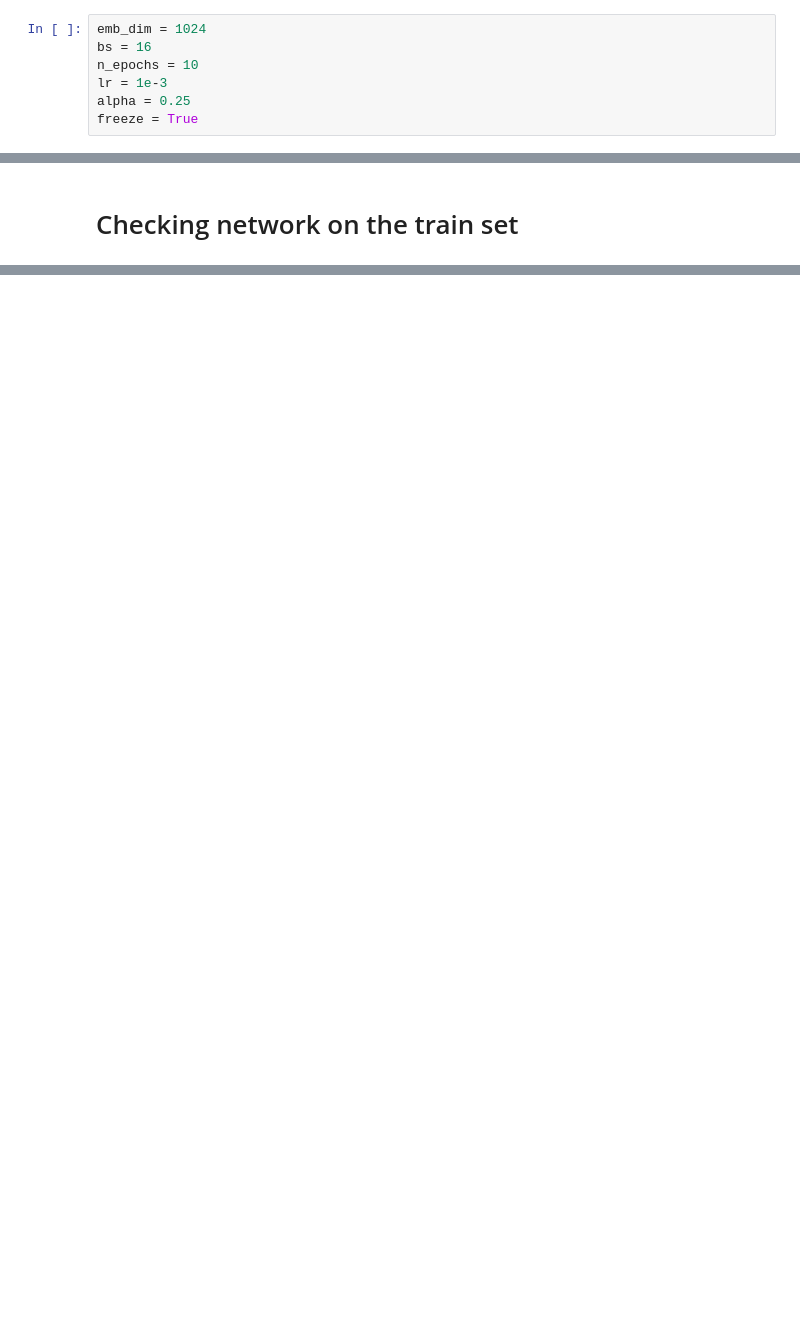
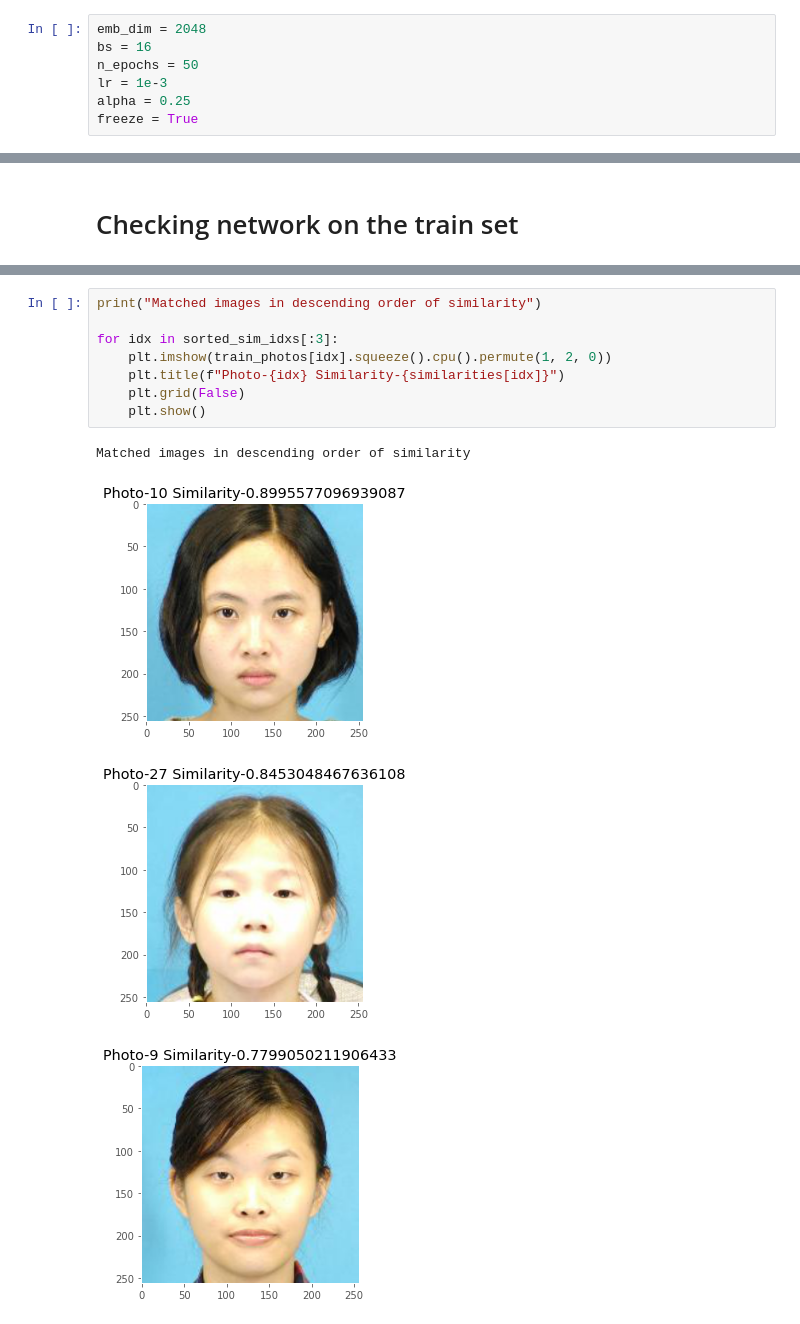
Before and after one commit to Lokesh-pavan-kumar/Sketch2Face, a Jupyter notebook: Similarity Search/train.ipynb, the cells around one changed output, grey strips where cells are left out. Drawn from its saved outputs; the diff is of its cells as text; blank space fills up the shorter version.

```diff
--- a/Similarity Search/train.ipynb
+++ b/Similarity Search/train.ipynb
@@ -32,7 +45,7 @@ root = Path("")  # point towards the path of the dataset
 # %%
-emb_dim = 1024
+emb_dim = 2048
 bs = 16
-n_epochs = 10
+n_epochs = 50
 lr = 1e-3
 alpha = 0.25
 freeze = True
@@ -76,0 +149,13 @@ train_photos = torch.stack(train_photos, dim=0)
+# %%
+print("Matched images in descending order of similarity")
+
+for idx in sorted_sim_idxs[:3]:
+    plt.imshow(train_photos[idx].squeeze().cpu().permute(1, 2, 0))
+    plt.title(f"Photo-{idx} Similarity-{similarities[idx]}")
+    plt.grid(False)
+    plt.show()
+# %% [output]
+Matched images in descending order of similarity
+[figure, added]
+[figure, added]
+[figure, added]
```
Also changed, not shown: parts of 13 cells of this notebook.
